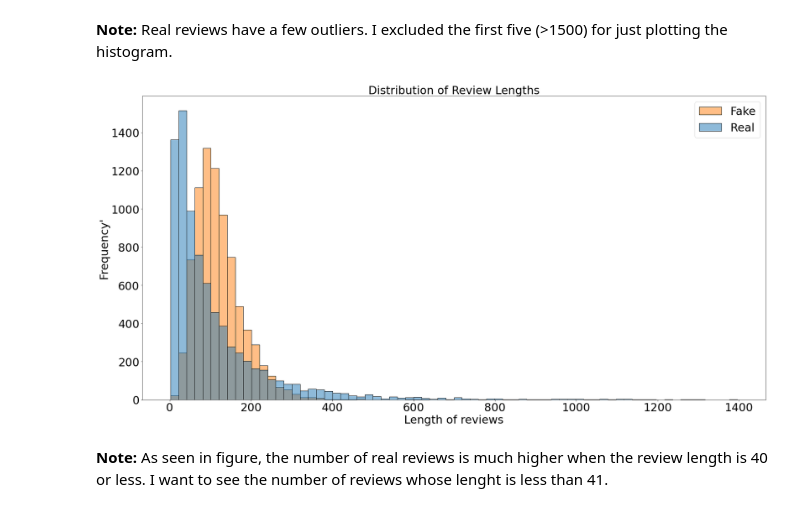
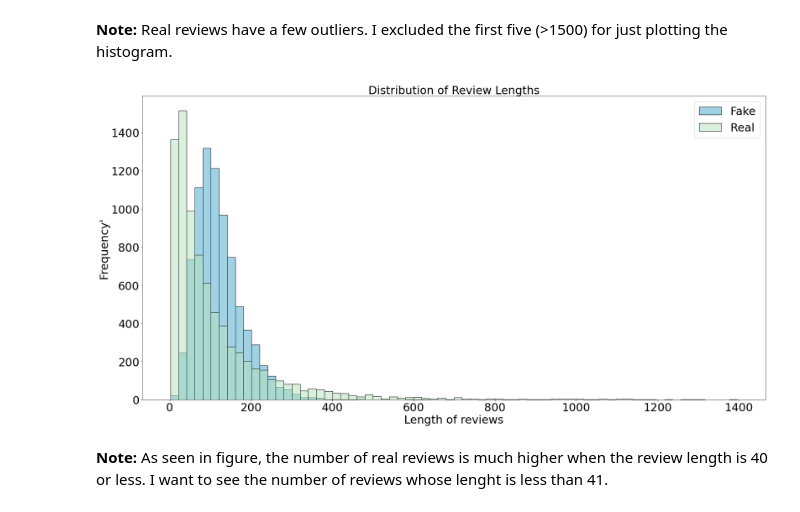
Before and after one commit to hangulde/App-Store-Fake-Review-, a Jupyter notebook: notebooks/EDA.ipynb, the cells around one changed output. Cells and saved outputs as stored; diff of their text form; code cells hidden in the pictures.

```diff
--- a/notebooks/EDA.ipynb
+++ b/notebooks/EDA.ipynb
@@ -835,16 +850,16 @@ df[df['label']==1]['length'].shape
 # %%
 plt.figure(figsize=(30,15))
 g = sns.histplot(data = df[df['length']<1500], x= 'length', bins=70,
-             hue='label')
+             hue='label',palette='GnBu' )
 g.set_xlabel("Length of reviews",fontsize=30)
 g.set_ylabel("Frequency'",fontsize=30)
 g.axes.set_title("Distribution of Review Lengths",fontsize=30)
 g.legend(labels = ['Fake', 'Real'], fontsize=30)
 g.tick_params(labelsize=30)
 
 plt.show()
 # %% [output]
-[figure, old version]
+[figure, new version]
 # %% [markdown]
 **Note:** As seen in figure,  the number of real reviews is much higher when the review length is 40 or less. I want to see the number of reviews whose lenght is less than 41.
 # %%
```
Also changed, not shown: parts of 27 cells of this notebook.
